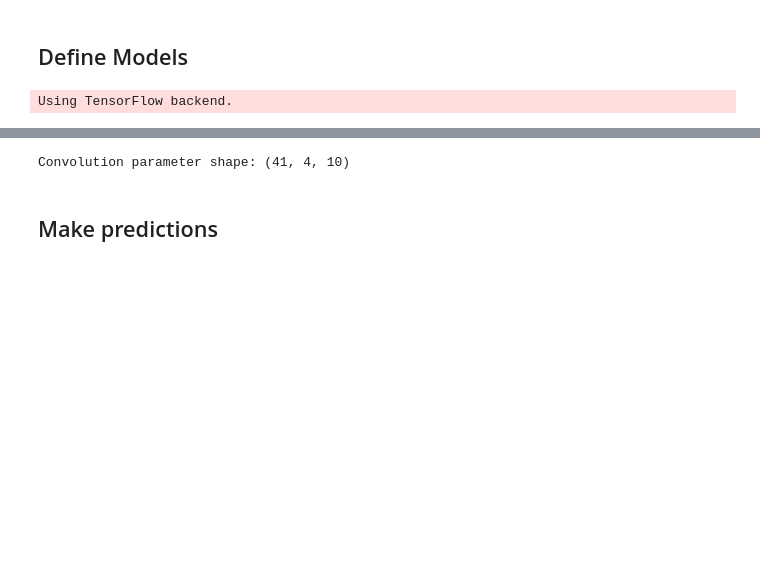
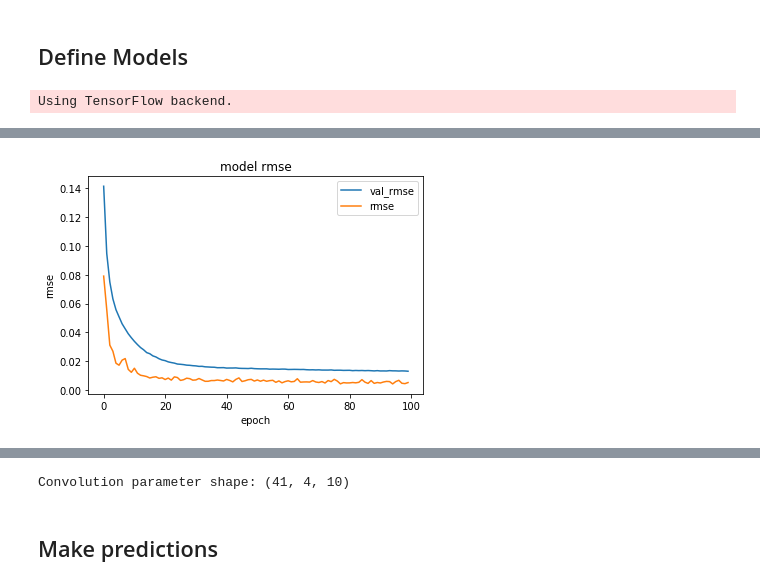
Before and after one commit to atareen/Regression-with-convolutional-neural-networks, a Jupyter notebook: CNN_RNAP_Seq_Regression.ipynb, the cells around one changed output, grey strips where cells are left out. Saved outputs shown, nothing was run; the diff lists cells and outputs as text; code cells hidden in the pictures; blank space fills up the shorter version.

```diff
--- a/CNN_RNAP_Seq_Regression.ipynb
+++ b/CNN_RNAP_Seq_Regression.ipynb
@@ -241 +237,11 @@ dict_keys(['val_loss', 'val_rmse', 'loss', 'rmse'])
+# %%
+plt.plot(history.history['rmse'])
+plt.plot(history.history['val_rmse'])
+plt.title('model rmse')
+plt.ylabel('rmse')
+plt.xlabel('epoch')
+plt.legend(['val_rmse', 'rmse'], loc='upper right')
+plt.show()
+# %% [output]
+[figure, added]
 # %%
```
Also changed, not shown: parts of 11 cells of this notebook, 1 other file.
